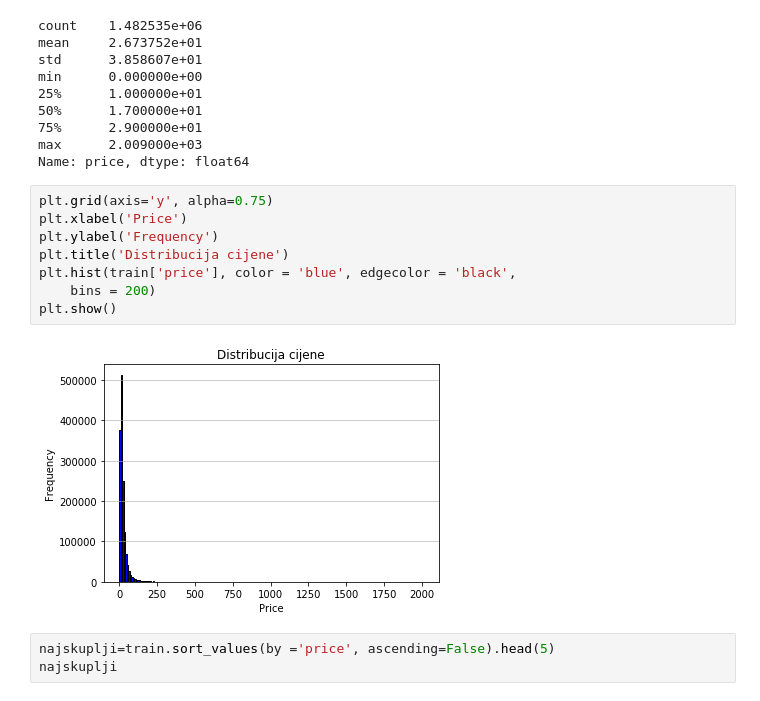
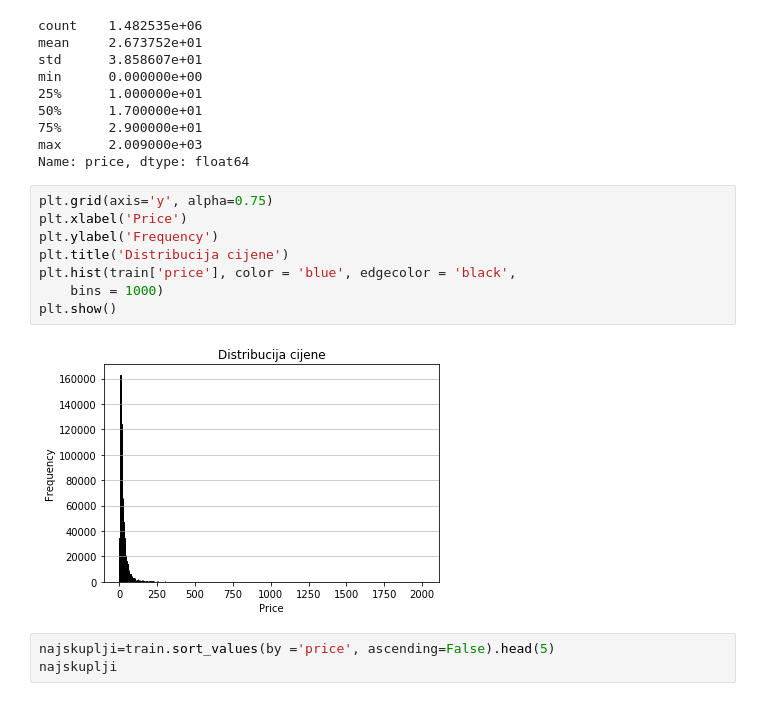
Before and after one commit to bderic1/StrojnoUcenje, a Jupyter notebook: Projekt.ipynb, the cells around one changed output. Saved outputs shown, nothing was run; the diff lists cells and outputs as text.

```diff
--- a/Projekt.ipynb
+++ b/Projekt.ipynb
@@ -124,13 +124,13 @@ Name: price, dtype: float64
 # %%
 plt.grid(axis='y', alpha=0.75)
 plt.xlabel('Price')
 plt.ylabel('Frequency')
 plt.title('Distribucija cijene')
 plt.hist(train['price'], color = 'blue', edgecolor = 'black',
-    bins = 200)
+    bins = 1000)
 plt.show()
 # %% [output]
-[figure, old version]
+[figure, new version]
 # %%
 najskuplji=train.sort_values(by ='price', ascending=False).head(5)
 najskuplji
```
